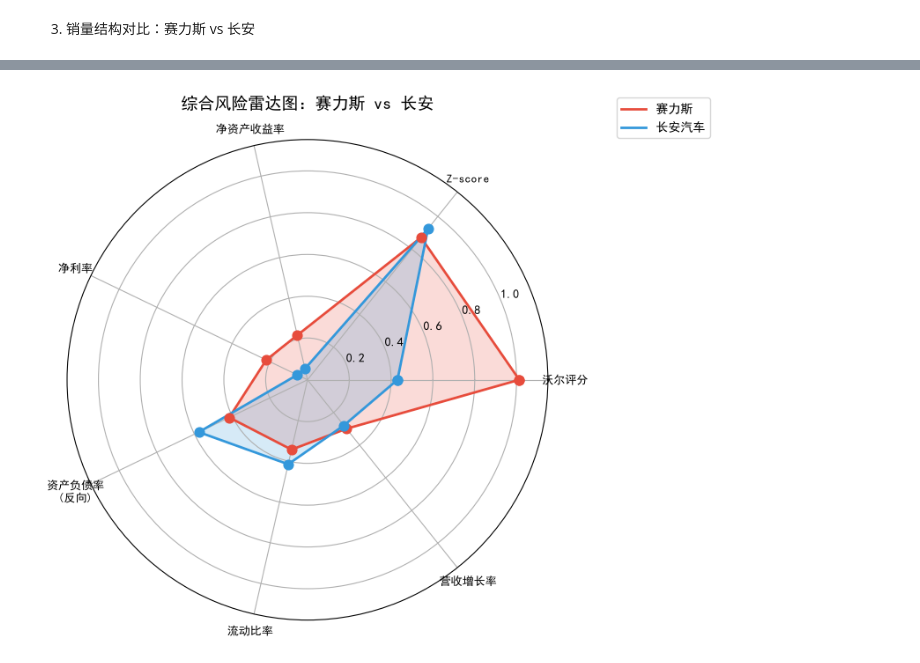
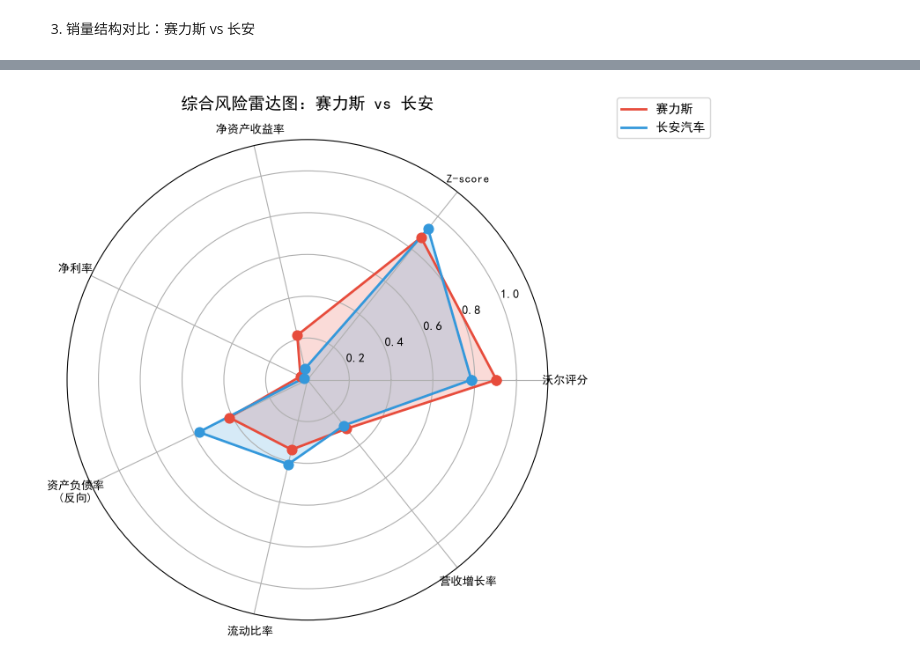
Before and after one commit to yohoten/fidac, a Jupyter notebook: 基于K-Means聚类与Prophet时序预测的重庆上市车企财务智能预警研究.ipynb, the cells around one changed output, grey strips where cells are left out. Saved outputs shown, nothing was run; the diff lists cells and outputs as text; code cells hidden in the pictures.

```diff
--- a/基于K-Means聚类与Prophet时序预测的重庆上市车企财务智能预警研究.ipynb
+++ b/基于K-Means聚类与Prophet时序预测的重庆上市车企财务智能预警研究.ipynb
@@ -745,9 +751,8 @@ def prophet_forecast(code, metric_col, forecast_quarters=4):
           f'预测{forecast_quarters}Q后: {forecast["yhat"].iloc[-1]:.4f}')
     print(f'    变动: {change_pct:+.1f}%')
 
-
-# ============ 运行 ============
-METRICS = ['毛利率', '净利润率', '净资产收益率', '资产负债率']
+#METRICS = ['毛利率', '净利润率', '净资产收益率', '资产负债率']
+METRICS = ['毛利率',  '资产负债率']
 FORECAST_Q = 4
 
 for code in ['601127_赛力斯', '000625_长安汽车']:
@@ -1011,55 +1044,68 @@ print('      长安新能源从3.5%稳步升至27%, 深蓝/阿维塔/启源三
 # %%
-# ============ 综合风险雷达图：赛力斯 vs 长安 ============
 import numpy as np
 
 # 从 Z-score + 沃尔评分 + 财务指标中动态提取数据
-# 使用 cell 28 输出的 zscore_data/wolle_data + df_kmeans 中的最新数据
-sl_wolle = wolle_data.get('赛力斯', 101.3)
-ca_wolle = wolle_data.get('长安汽车', 43.1)
+# 使用 cell 28 输出的 zscore_data/wolle_data + all_ratios 中的最新年报数据
+sl_wolle = wolle_data.get('赛力斯', {}).get('总分', 101.3)
+ca_wolle = wolle_data.get('长安汽车', {}).get('总分', 43.1)
 sl_z = zscore_data.get('赛力斯', {}).get('Z-score', 1.63)
 ca_z = zscore_data.get('长安汽车', {}).get('Z-score', 1.82)
 all_z = [d['Z-score'] for d in zscore_data.values()]
 z_min, z_max = min(all_z), max(all_z)
 
-# 从 df_kmeans 获取最新财务指标
-sl_row = df_kmeans[df_kmeans['name'] == '赛力斯']
-ca_row = df_kmeans[df_kmeans['name'] == '长安汽车']
-if len(sl_row) > 0 and len(ca_row) > 0:
-    sl_r = sl_row.iloc[0]
-    ca_r = ca_row.iloc[0]
-    # 归一化到 [0,1]
-    def norm(v, mn, mx, reverse=False):
-        if mx == mn: return 0.5
-        return 1 - (v - mn) / (mx - mn) if reverse else (v - mn) / (mx - mn)
+# 从 all_ratios 获取最新年报财务指标（净资产收益率/净利率/资产负债率/流动比率/营收增长率）
+def _latest_ratio(code, metric):
+    if code not in all_ratios: return None
+    df_r = all_ratios[code]
+    annual = [i for i in df_r.index if '年报' in str(i)]
+    if not annual: return None
+    return df_r.loc[annual[-1], metric] if metric in df_r.columns else None
 
-    sl_values = [sl_wolle/100, norm(sl_z, z_min, z_max), sl_r['净资产收益率'],
-                 sl_r['净资产收益率'], norm(sl_r['资产负债率'], 0.3, 1.0, True),
-                 norm(sl_r['流动比率'], 0.3, 2.5), norm(sl_r['营业收入增长率'], -0.5, 3.0)]
-    ca_values = [ca_wolle/100, norm(ca_z, z_min, z_max), ca_r['净资产收益率'],
-                 ca_r['净资产收益率'], norm(ca_r['资产负债率'], 0.3, 1.0, True),
-                 norm(ca_r['流动比率'], 0.3, 2.5), norm(ca_r['营业收入增长率'], -0.5, 3.0)]
+sl_code = '601127_赛力斯'; ca_code = '000625_长安汽车'
+sl_roe = _latest_ratio(sl_code, '净资产收益率')
+sl_npm = _latest_ratio(sl_code, '净利润率')
+sl_dr  = _latest_ratio(sl_code, '资产负债率')
+sl_cr  = _latest_ratio(sl_code, '流动比率')
+sl_rg  = _latest_ratio(sl_code, '营业收入增长率')
+ca_roe = _latest_ratio(ca_code, '净资产收益率')
+ca_npm = _latest_ratio(ca_code, '净利润率')
+ca_dr  = _latest_ratio(ca_code, '资产负债率')
+ca_cr  = _latest_ratio(ca_code, '流动比率')
+ca_rg  = _latest_ratio(ca_code, '营业收入增长率')
+
+# 归一化到 [0,1]
+def norm(v, mn, mx, reverse=False):
+    if mx == mn: return 0.5
+    return 1 - (v - mn) / (mx - mn) if reverse else (v - mn) / (mx - mn)
+
+sl_values = [sl_wolle/100, norm(sl_z, z_min, z_max), sl_roe,
+             sl_npm, norm(sl_dr, 0.3, 1.0, True),
+             norm(sl_cr, 0.3, 2.5), norm(sl_rg, -0.5, 3.0)]
+ca_values = [ca_wolle/100, norm(ca_z, z_min, z_max), ca_roe,
+             ca_npm, norm(ca_dr, 0.3, 1.0, True),
+             norm(ca_cr, 0.3, 2.5), norm(ca_rg, -0.5, 3.0)]
 
 metrics_radar = ['沃尔评分', 'Z-score', '净资产收益率', '净利率',
                  '资产负债率\n(反向)', '流动比率', '营收增长率']
 N = len(metrics_radar)
 angles = np.linspace(0, 2 * np.pi, N, endpoint=False).tolist()
 angles += angles[:1]
 
 fig, ax = plt.subplots(figsize=(8, 8), subplot_kw={'polar': True})
 for vals, label, color, alpha in [
     (sl_values, '赛力斯', '#E74C3C', 0.2),
     (ca_values, '长安汽车', '#3498DB', 0.2),
 ]:
     vals_plot = vals + vals[:1]
     ax.fill(angles, vals_plot, color=color, alpha=alpha)
     ax.plot(angles, vals_plot, color=color, linewidth=2, label=label)
     ax.scatter(angles, vals_plot, color=color, s=60, zorder=5)
 
 ax.set_xticks(angles[:-1])
 ax.set_xticklabels(metrics_radar, fontsize=9)
 ax.set_title('综合风险雷达图：赛力斯 vs 长安', fontsize=14, fontweight='bold', pad=25)
 ax.legend(loc='upper right', bbox_to_anchor=(1.35, 1.1))
 ax.set_ylim(0, 1.15)
 plt.tight_layout(); plt.show()
 # %% [output]
-[figure, old version]
+[figure, new version]
```
Also changed, not shown: parts of 13 cells of this notebook, 9 other files.
